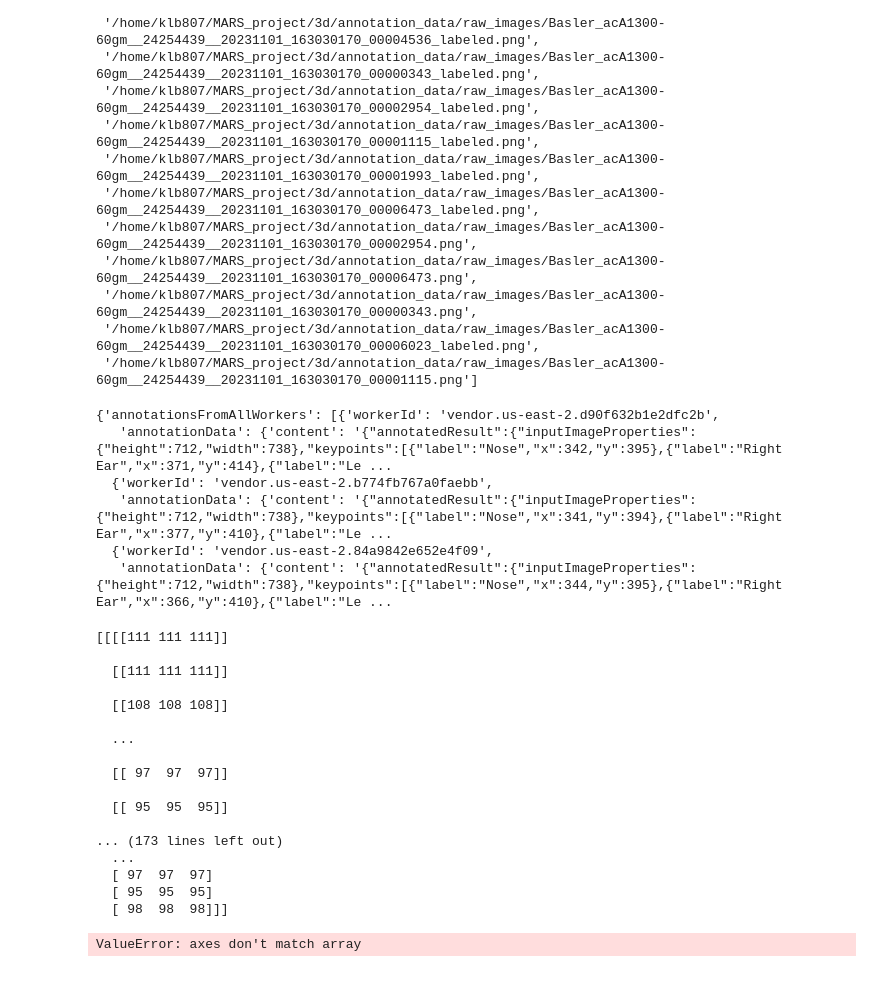
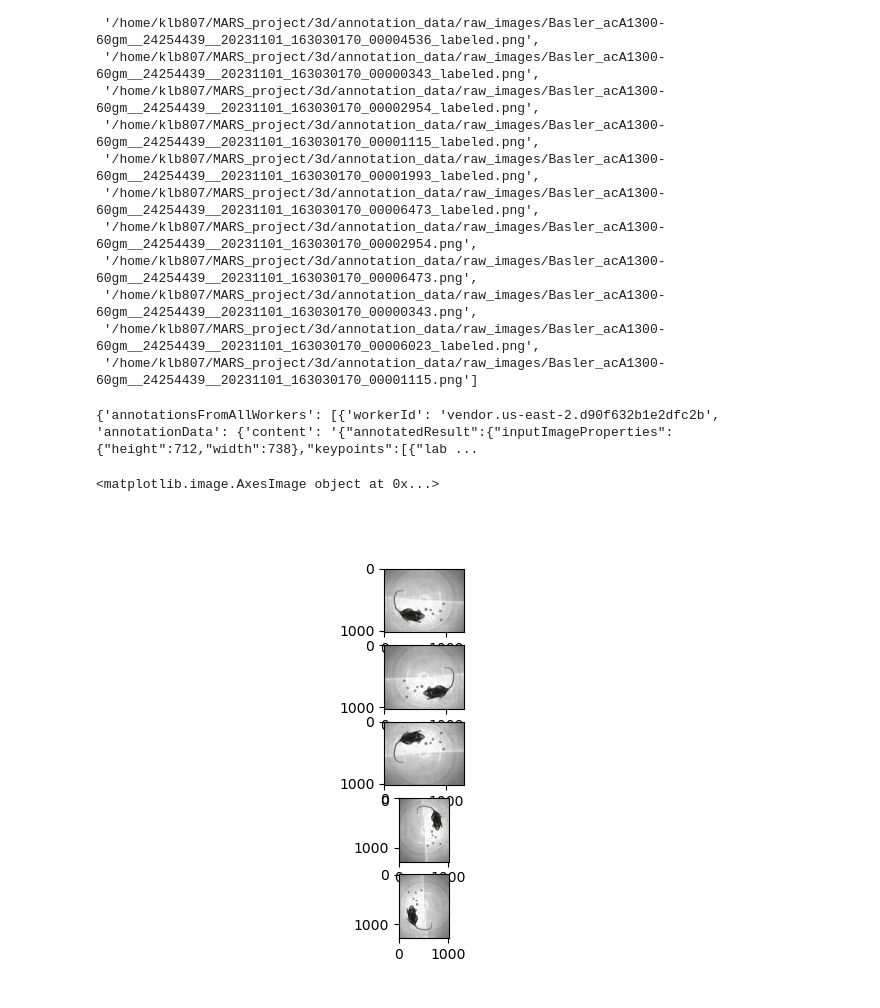
Before and after one commit to kb0dkin/Work_Tools, a Jupyter notebook: temp_scripts/3d_aws_plot.ipynb, the cells around one changed output. Drawn from its saved outputs; the diff is of its cells as text; code cells hidden in the pictures.

```diff
--- a/temp_scripts/3d_aws_plot.ipynb
+++ b/temp_scripts/3d_aws_plot.ipynb
@@ -72,15 +82,11 @@ for image_fn in image_list:
  '/home/klb807/MARS_project/3d/annotation_data/raw_images/Basler_acA1300-60gm__24254439__20231101_163030170_00000343.png',
  '/home/klb807/MARS_project/3d/annotation_data/raw_images/Basler_acA1300-60gm__24254439__20231101_163030170_00006023_labeled.png',
  '/home/klb807/MARS_project/3d/annotation_data/raw_images/Basler_acA1300-60gm__24254439__20231101_163030170_00001115.png']
-# %%
-data
-# %% [output]
-{'annotationsFromAllWorkers': [{'workerId': 'vendor.us-east-2.d90f632b1e2dfc2b',
-   'annotationData': {'content': '{"annotatedResult":{"inputImageProperties":{"height":712,"width":738},"keypoints":[{"label":"Nose","x":342,"y":395},{"label":"Right Ear","x":371,"y":414},{"label":"Le ...
-  {'workerId': 'vendor.us-east-2.b774fb767a0faebb',
-   'annotationData': {'content': '{"annotatedResult":{"inputImageProperties":{"height":712,"width":738},"keypoints":[{"label":"Nose","x":341,"y":394},{"label":"Right Ear","x":377,"y":410},{"label":"Le ...
-  {'workerId': 'vendor.us-east-2.84a9842e652e4f09',
-   'annotationData': {'content': '{"annotatedResult":{"inputImageProperties":{"height":712,"width":738},"keypoints":[{"label":"Nose","x":344,"y":395},{"label":"Right Ear","x":366,"y":410},{"label":"Le ...
+# %%
+# pd.DataFrame.from_dict(data)
+data
+# %% [output]
+{'annotationsFromAllWorkers': [{'workerId': 'vendor.us-east-2.d90f632b1e2dfc2b', 'annotationData': {'content': '{"annotatedResult":{"inputImageProperties":{"height":712,"width":738},"keypoints":[{"lab ...
 # %%
 with open('/home/klb807/Documents/AWS_labeling_setup/boundaries.txt') as fid:
     output_dict = {line.split(':')[0]:eval(line.split(':')[1]) for line in fid.readlines()}
@@ -87,42 +95,27 @@ with open('/home/klb807/Documents/AWS_labeling_setup/boundaries.txt') as fid:
 # %%
 im = cv2.imread('/home/klb807/Downloads/Basler_acA1300-60gm__24254439__20230330_144351078_0000.tiff')
 fig,ax = plt.subplots(nrows=5)
 
 # print(im[:,:,np.newaxis])
 ax[0].imshow(im)
 
 # # flip horizontally - "south" view
 ax[1].imshow(im[:,::-1])
 # print(im[:,::-1])
 
 # # flip vertically - 'north' view
 ax[2].imshow(im[::-1,:])
 # print(im[::-1])
 
 # # transpose - 'east' view
 # print(im[:,:,np.newaxis].transpose((1,0,2)))
-print(im)
+ax[3].imshow(im.transpose((1,0,2)))
 
 # flip, transpose, flip - 'west' view
-print(im[::-1].T[::-1])
+# print(im[::-1].T[::-1])
+ax[4].imshow(im[::-1].transpose((1,0,2))[::-1])
 
 # print(np.matmul(im,np.eye(im.shape[0])[::-1]))
 # %% [output]
-[[[[111 111 111]]
-
-  [[111 111 111]]
-
-  [[108 108 108]]
-
-  ...
-
-  [[ 97  97  97]]
-
-  [[ 95  95  95]]
-
-... (173 lines left out)
-  ...
-  [ 97  97  97]
-  [ 95  95  95]
-  [ 98  98  98]]]
+<matplotlib.image.AxesImage object at 0x...>
-ValueError: axes don't match array
+[figure, added]
```
Also changed, not shown: parts of 3 cells of this notebook, 1 other file.
